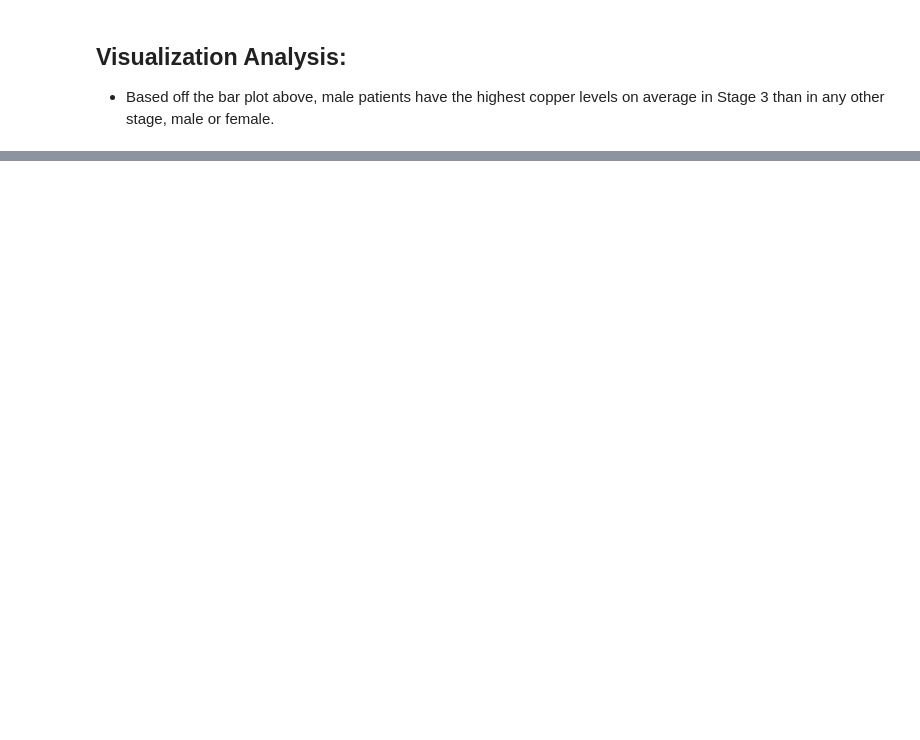
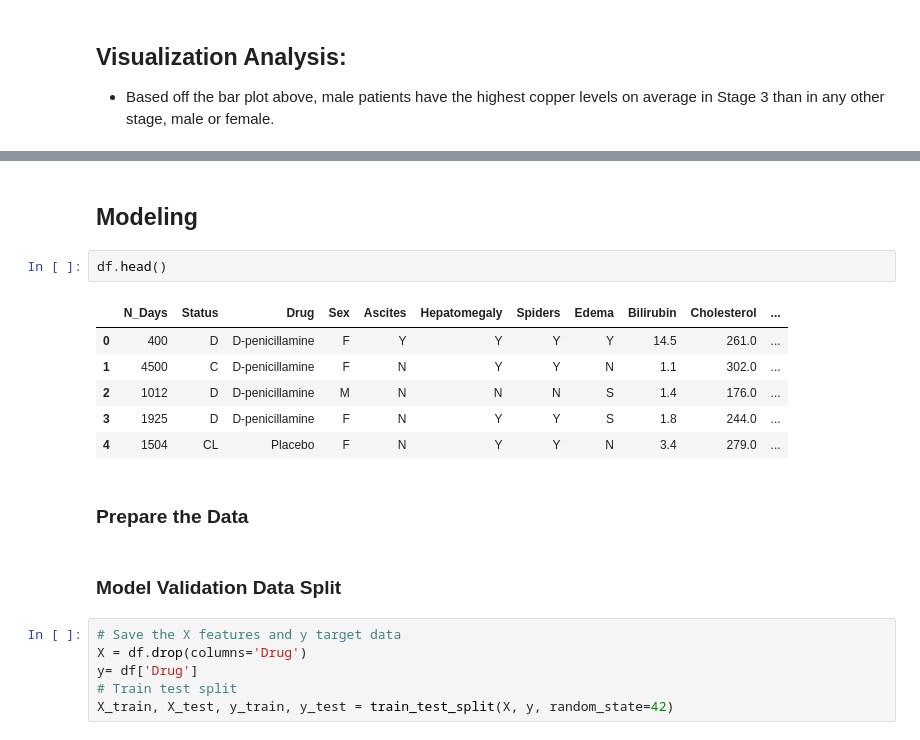
Before and after one commit to Jalicia-Harris/2-Proposed-Dateset-Options, a Jupyter notebook: Prescribed_Drugs_for_Cirrhosis_Predictions_Jalicia_Harris.ipynb, the cells around one changed output, grey strips where cells are left out. Drawn from its saved outputs; the diff is of its cells as text; blank space fills up the shorter version.

```diff
--- a/Prescribed_Drugs_for_Cirrhosis_Predictions_Jalicia_Harris.ipynb
+++ b/Prescribed_Drugs_for_Cirrhosis_Predictions_Jalicia_Harris.ipynb
@@ -288,0 +370,21 @@ ax.set_title("Comparing Cirrhosis Stage Based Off Copper Levels");
+# %% [markdown]
+## Modeling
+# %%
+df.head()
+# %% [output]
+|  | N_Days | Status | Drug | Sex | Ascites | Hepatomegaly | Spiders | Edema | Bilirubin | Cholesterol | ... |
+| 0 | 400 | D | D-penicillamine | F | Y | Y | Y | Y | 14.5 | 261.0 | ... |
+| 1 | 4500 | C | D-penicillamine | F | N | Y | Y | N | 1.1 | 302.0 | ... |
+| 2 | 1012 | D | D-penicillamine | M | N | N | N | S | 1.4 | 176.0 | ... |
+| 3 | 1925 | D | D-penicillamine | F | N | Y | Y | S | 1.8 | 244.0 | ... |
+| 4 | 1504 | CL | Placebo | F | N | Y | Y | N | 3.4 | 279.0 | ... |
+# %% [markdown]
+### Prepare the Data
+# %% [markdown]
+### Model Validation Data Split
+# %%
+# Save the X features and y target data
+X = df.drop(columns='Drug')
+y= df['Drug']
+# Train test split
+X_train, X_test, y_train, y_test = train_test_split(X, y, random_state=42)
```
Also changed, not shown: parts of 14 cells of this notebook.
